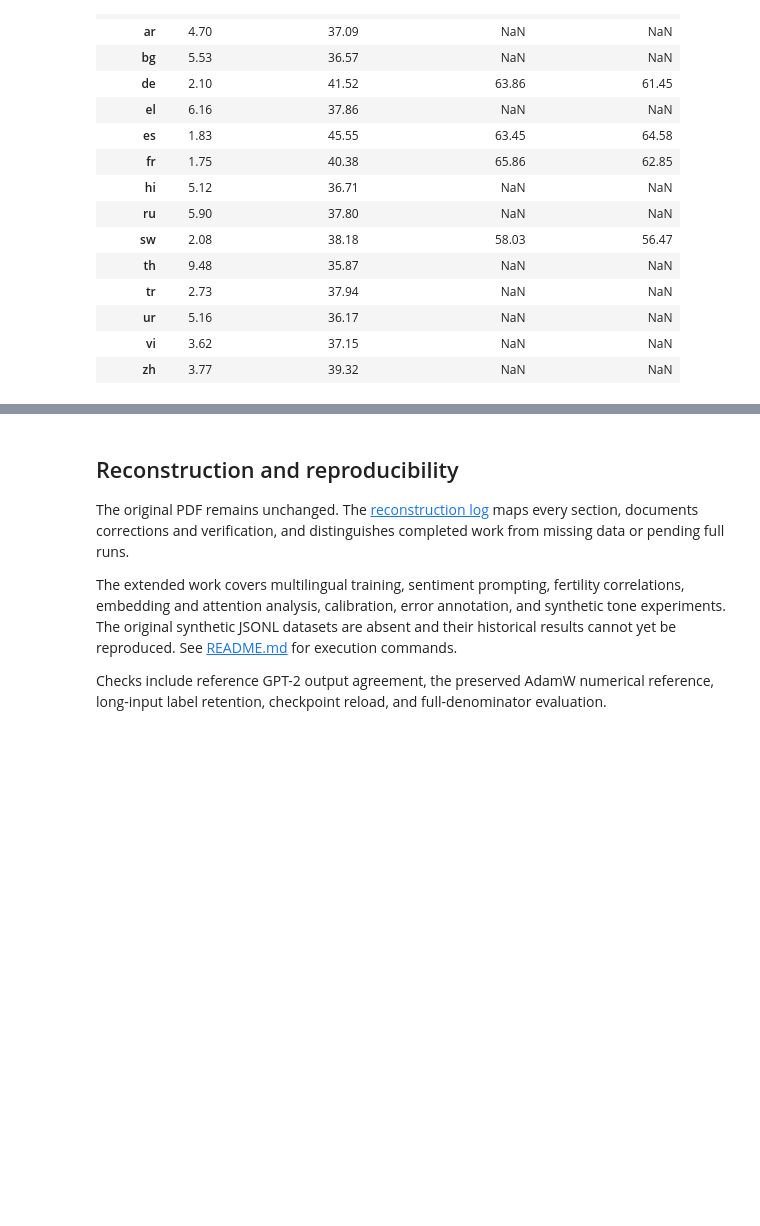
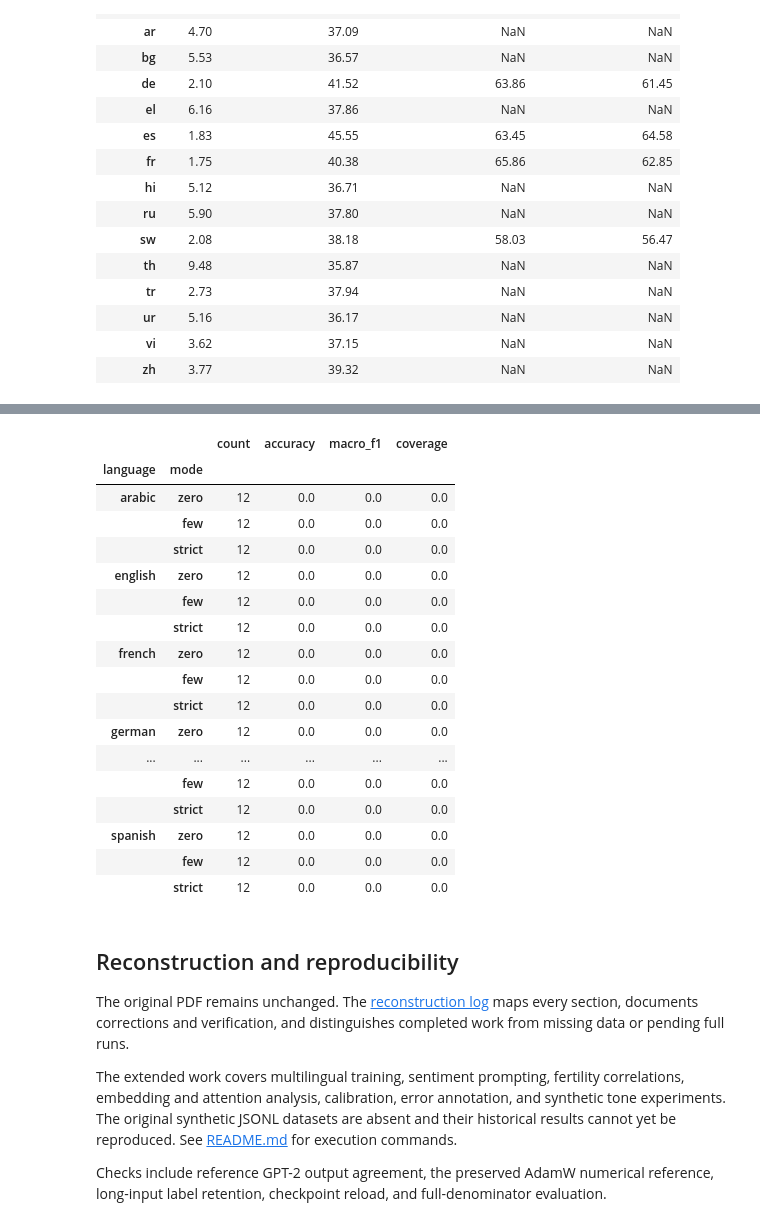
Before and after one commit to kaps-c/Multilingual-GPT2-NLI, a Jupyter notebook: default_final_project.ipynb, the cells around one changed output, grey strips where cells are left out. Saved outputs shown, nothing was run; the diff lists cells and outputs as text; code cells hidden in the pictures; blank space fills up the shorter version.

```diff
--- a/default_final_project.ipynb
+++ b/default_final_project.ipynb
@@ -102,3 +160,29 @@ display(pd.DataFrame(historical["rows"]).set_index("language"))
+# %%
+sentiment = load_result(root / "results/diagnostics/sentiment.json")
+display(
+    pd.DataFrame(sentiment)[
+        ["language", "mode", "count", "accuracy", "macro_f1", "coverage"]
+    ].set_index(["language", "mode"])
+)
+# %% [output]
+|  |  | count | accuracy | macro_f1 | coverage |
+| language | mode |  |  |  |  |
+| arabic | zero | 12 | 0.0 | 0.0 | 0.0 |
+|  | few | 12 | 0.0 | 0.0 | 0.0 |
+|  | strict | 12 | 0.0 | 0.0 | 0.0 |
+| english | zero | 12 | 0.0 | 0.0 | 0.0 |
+|  | few | 12 | 0.0 | 0.0 | 0.0 |
+|  | strict | 12 | 0.0 | 0.0 | 0.0 |
+| french | zero | 12 | 0.0 | 0.0 | 0.0 |
+|  | few | 12 | 0.0 | 0.0 | 0.0 |
+|  | strict | 12 | 0.0 | 0.0 | 0.0 |
+| german | zero | 12 | 0.0 | 0.0 | 0.0 |
+| ... | ... | ... | ... | ... | ... |
+|  | few | 12 | 0.0 | 0.0 | 0.0 |
+|  | strict | 12 | 0.0 | 0.0 | 0.0 |
+| spanish | zero | 12 | 0.0 | 0.0 | 0.0 |
+|  | few | 12 | 0.0 | 0.0 | 0.0 |
+|  | strict | 12 | 0.0 | 0.0 | 0.0 |
 # %% [markdown]
 ## Reconstruction and reproducibility
 
```
Also changed, not shown: parts of 11 cells of this notebook, 10 other files.
